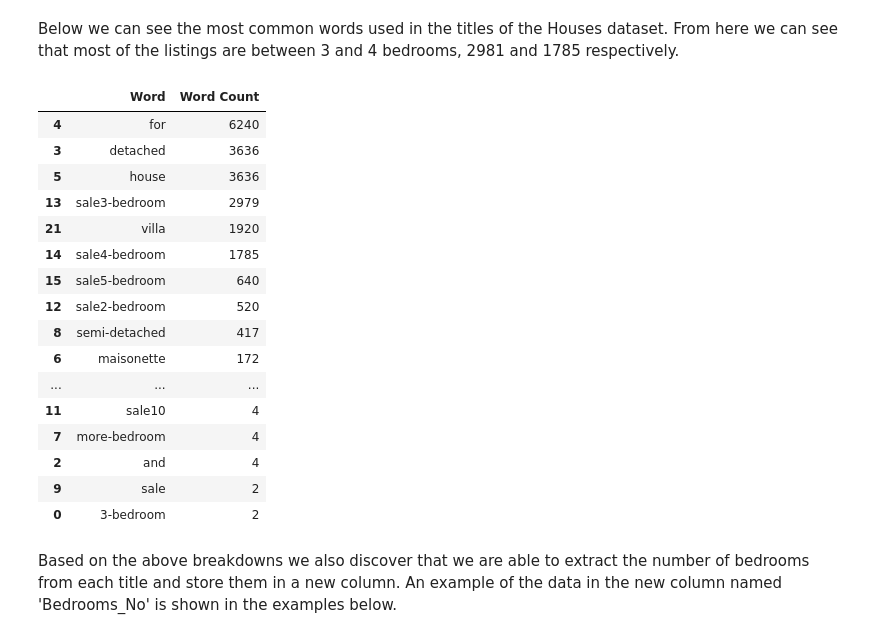
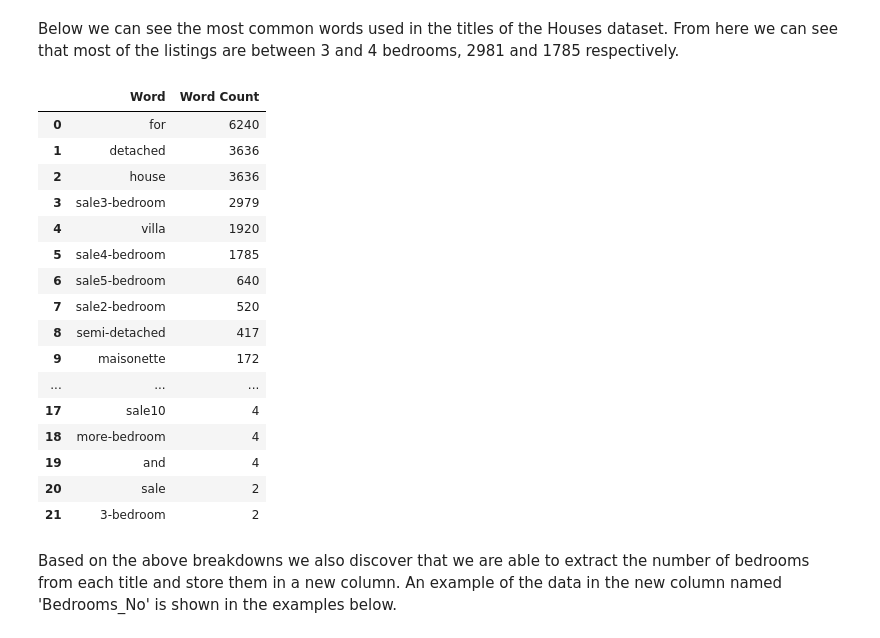
Before and after one commit to spyrou-andre/Data-Analyst-Portfolio, a Jupyter notebook: Housing-Prices/Jupyter_Notebook_Code.ipynb, the cells around one changed output. Saved outputs shown, nothing was run; the diff lists cells and outputs as text; code cells hidden in the pictures.

```diff
--- a/Housing-Prices/Jupyter_Notebook_Code.ipynb
+++ b/Housing-Prices/Jupyter_Notebook_Code.ipynb
@@ -184,25 +186,25 @@ Title_Wordcount.sort_values(["Word Count"],ascending=[False])
 # %% [markdown]
 Below we can see the most common words used in the titles of the Houses dataset. From here we can see that most of the listings are between 3 and 4 bedrooms, 2981 and 1785 respectively.
 # %%
-Title_Wordcount_H.sort_values(["Word Count"],ascending=[False])
+Title_Wordcount_H.sort_values(["Word Count"],ascending=[False]).reset_index(drop=True)
 # %% [output]
 |  | Word | Word Count |
-| 4 | fоr | 6240 |
-| 3 | detached | 3636 |
-| 5 | house | 3636 |
-| 13 | sаle3-bedroom | 2979 |
-| 21 | villa | 1920 |
-| 14 | sаle4-bedroom | 1785 |
-| 15 | sаle5-bedroom | 640 |
-| 12 | sаle2-bedroom | 520 |
+| 0 | fоr | 6240 |
+| 1 | detached | 3636 |
+| 2 | house | 3636 |
+| 3 | sаle3-bedroom | 2979 |
+| 4 | villa | 1920 |
+| 5 | sаle4-bedroom | 1785 |
+| 6 | sаle5-bedroom | 640 |
+| 7 | sаle2-bedroom | 520 |
 | 8 | semi-detached | 417 |
-| 6 | maisonette | 172 |
+| 9 | maisonette | 172 |
 | ... | ... | ... |
-| 11 | sаle10 | 4 |
-| 7 | more-bedroom | 4 |
-| 2 | and | 4 |
-| 9 | sаle | 2 |
-| 0 | 3-bedroom | 2 |
+| 17 | sаle10 | 4 |
+| 18 | more-bedroom | 4 |
+| 19 | and | 4 |
+| 20 | sаle | 2 |
+| 21 | 3-bedroom | 2 |
 # %% [markdown]
 Based on the above breakdowns we also discover that we are able to extract the number of bedrooms from each title and store them in a new column. An example of the data in the new column named 'Bedrooms_No' is shown in the examples below.
 # %%
```
Also changed, not shown: parts of 11 cells of this notebook.
